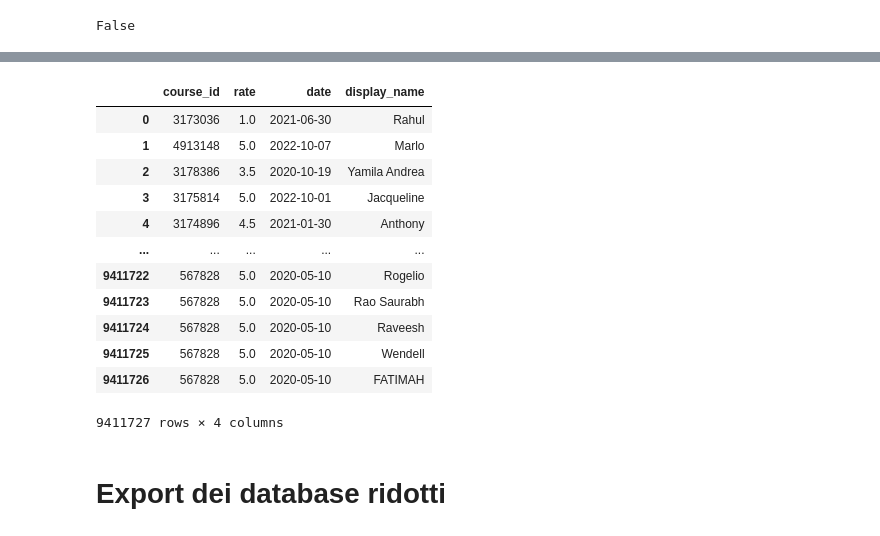
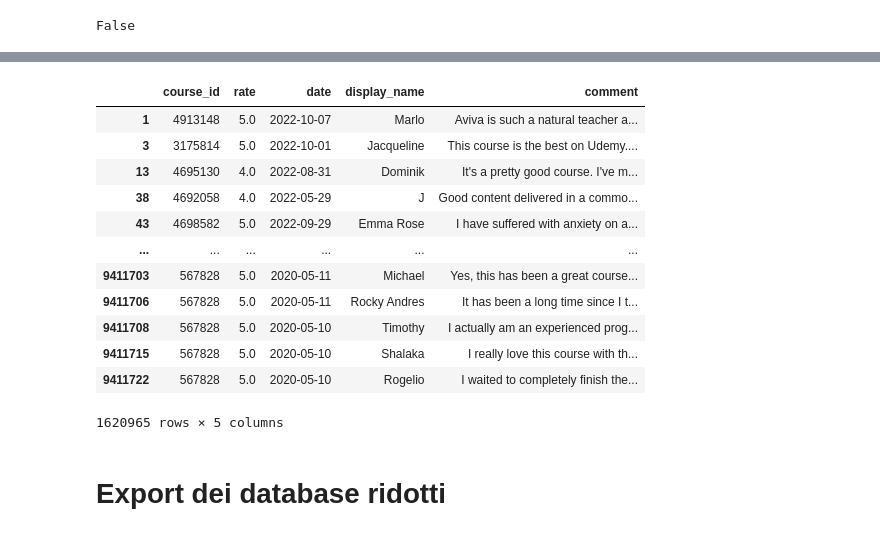
Before and after one commit to marcolg26/udemy, a Jupyter notebook: preprocessing.ipynb, the cells around one changed output, grey strips where cells are left out. Cells and saved outputs as stored; diff of their text form; code cells hidden in the pictures.

```diff
--- a/preprocessing.ipynb
+++ b/preprocessing.ipynb
@@ -101,0 +96,4 @@ False
+# %%
+courses = courses[courses['language'].isin(['English', 'Italian', 'Spanish'])]
+courses = courses[courses['avg_rating'] >= 4.0]
+#courses
@@ -101,0 +114,7 @@ False
+# %%
+courses["id"].unique()
+
+comments = comments[comments['course_id'].isin(courses["id"].unique())]
+comments = comments[comments['comment'].str.len() >= 150]
+
+comments
@@ -106,25 +147,24 @@ Rimozione colonne non utili in modo da ridurre la dimensione dei file csv
 # %%
-comments = comments.drop('comment', axis=1)
-comments = comments.drop('id', axis=1) #497MB
+comments = comments.drop('id', axis=1)
 courses = courses.drop('is_paid', axis=1)
 
-comments['date'] = pd.to_datetime(comments['date'], errors='coerce', utc=True).dt.strftime('%Y-%m-%d') #363MB
+comments['date'] = pd.to_datetime(comments['date'], errors='coerce', utc=True).dt.strftime('%Y-%m-%d')
 
 comments
 # %% [output]
-|  | course_id | rate | date | display_name |
-| 0 | 3173036 | 1.0 | 2021-06-30 | Rahul |
-| 1 | 4913148 | 5.0 | 2022-10-07 | Marlo |
-| 2 | 3178386 | 3.5 | 2020-10-19 | Yamila Andrea |
-| 3 | 3175814 | 5.0 | 2022-10-01 | Jacqueline |
-| 4 | 3174896 | 4.5 | 2021-01-30 | Anthony |
-| ... | ... | ... | ... | ... |
-| 9411722 | 567828 | 5.0 | 2020-05-10 | Rogelio |
-| 9411723 | 567828 | 5.0 | 2020-05-10 | Rao Saurabh |
-| 9411724 | 567828 | 5.0 | 2020-05-10 | Raveesh |
-| 9411725 | 567828 | 5.0 | 2020-05-10 | Wendell |
-| 9411726 | 567828 | 5.0 | 2020-05-10 | FATIMAH |
+|  | course_id | rate | date | display_name | comment |
+| 1 | 4913148 | 5.0 | 2022-10-07 | Marlo | Aviva is such a natural teacher a... |
+| 3 | 3175814 | 5.0 | 2022-10-01 | Jacqueline | This course is the best on Udemy.... |
+| 13 | 4695130 | 4.0 | 2022-08-31 | Dominik | It's a pretty good course. I've m... |
+| 38 | 4692058 | 4.0 | 2022-05-29 | J | Good content delivered in a commo... |
+| 43 | 4698582 | 5.0 | 2022-09-29 | Emma Rose | I have suffered with anxiety on a... |
+| ... | ... | ... | ... | ... | ... |
+| 9411703 | 567828 | 5.0 | 2020-05-11 | Michael | Yes, this has been a great course... |
+| 9411706 | 567828 | 5.0 | 2020-05-11 | Rocky Andres | It has been a long time since I t... |
+| 9411708 | 567828 | 5.0 | 2020-05-10 | Timothy | I actually am an experienced prog... |
+| 9411715 | 567828 | 5.0 | 2020-05-10 | Shalaka | I really love this course with th... |
+| 9411722 | 567828 | 5.0 | 2020-05-10 | Rogelio | I waited to completely finish the... |
-9411727 rows × 4 columns
+1620965 rows × 5 columns
 # %% [markdown]
 # Export dei database ridotti
 # %%
```
Also changed, not shown: parts of 8 cells of this notebook.
